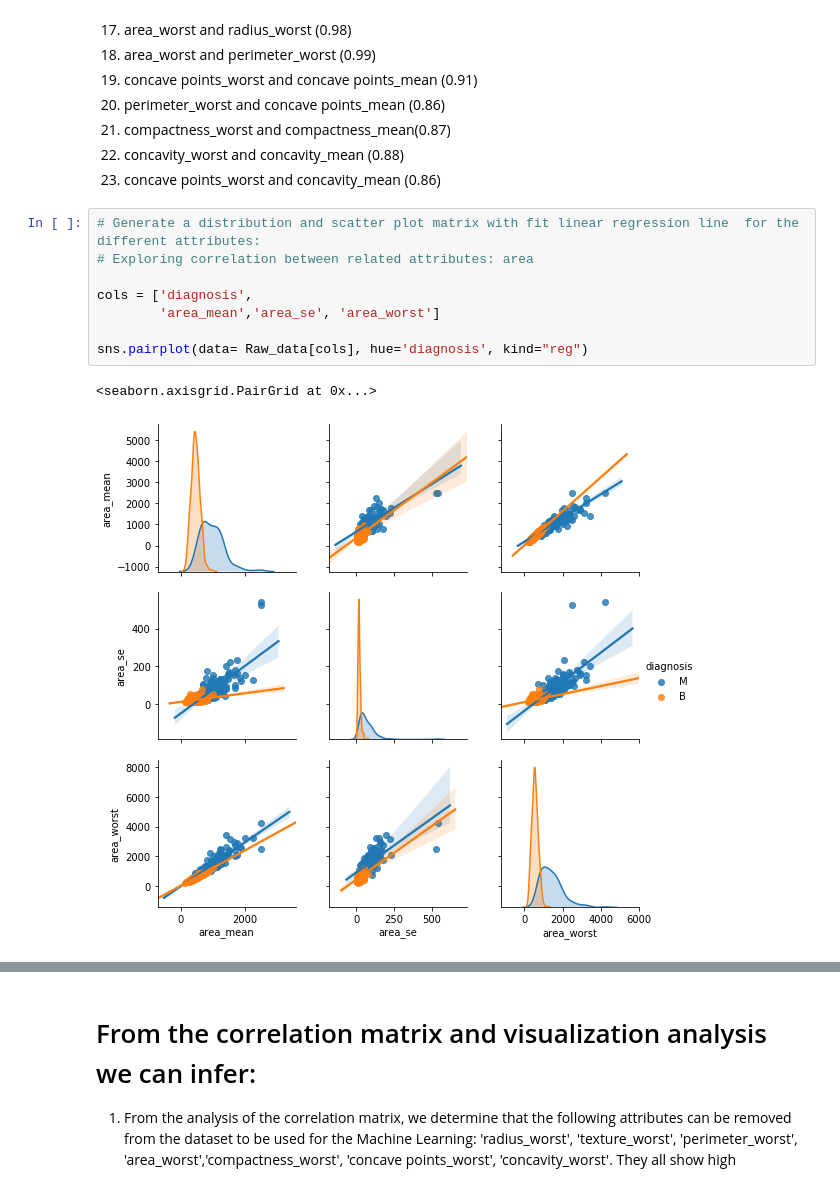
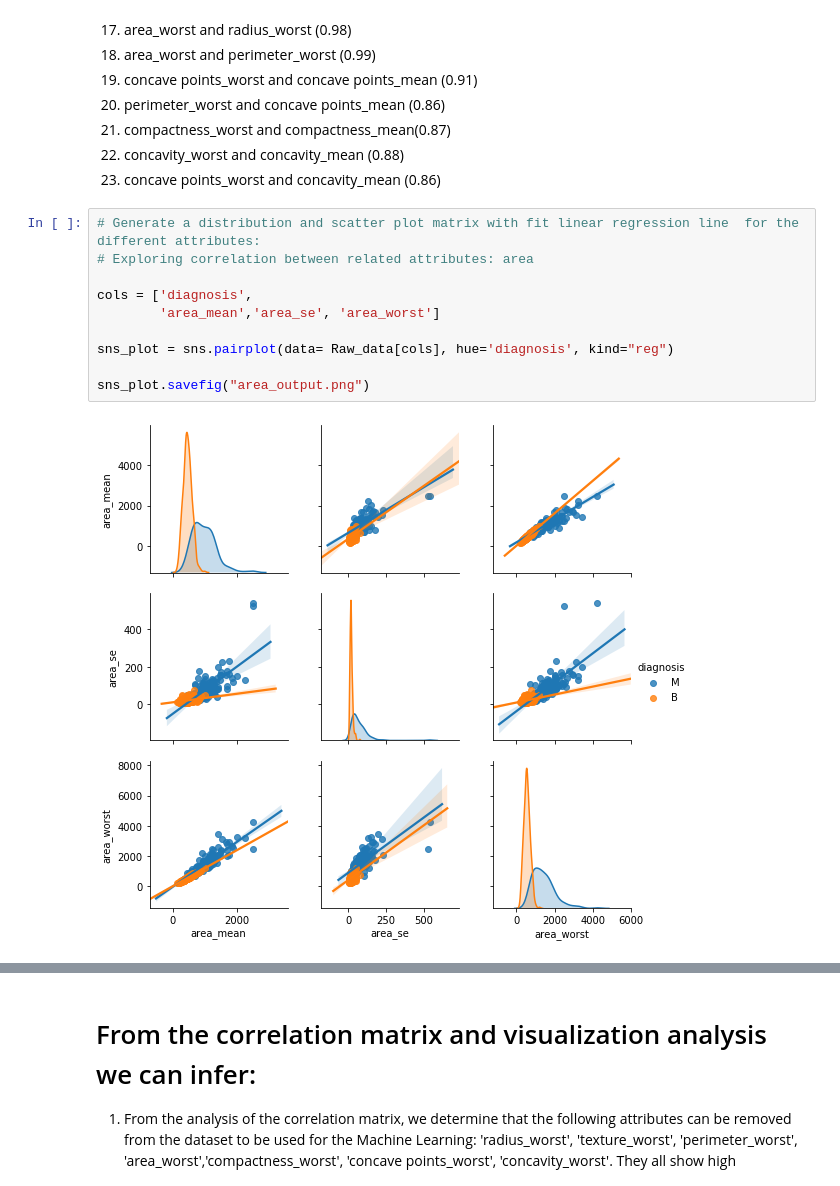
Before and after one commit to colmenareso/Final-Project-Data, a Jupyter notebook: Breast Cancer/Breast_Cancer_Exploratory Analysis.ipynb, the cells around one changed output, grey strips where cells are left out. Saved outputs shown, nothing was run; the diff lists cells and outputs as text.

```diff
--- a/Breast Cancer/Breast_Cancer_Exploratory Analysis.ipynb
+++ b/Breast Cancer/Breast_Cancer_Exploratory Analysis.ipynb
@@ -478,14 +484,15 @@ From the correlation matrix, we can observe that variables with high correlation
 # %%
 # Generate a distribution and scatter plot matrix with fit linear regression line  for the different attributes:
 # Exploring correlation between related attributes: area
 
 cols = ['diagnosis',
         'area_mean','area_se', 'area_worst']
 
-sns.pairplot(data= Raw_data[cols], hue='diagnosis', kind="reg")
+sns_plot = sns.pairplot(data= Raw_data[cols], hue='diagnosis', kind="reg")
+
+sns_plot.savefig("area_output.png")
 # %% [output]
-<seaborn.axisgrid.PairGrid at 0x...>
-[figure, old version]
+[figure, new version]
 # %%
 # Generate a distribution and scatter plot matrix with fit linear regression line  for the different attributes:
 # Exploring correlation between related attributes: radius
```
Also changed, not shown: parts of 10 cells of this notebook, 11 other files.
